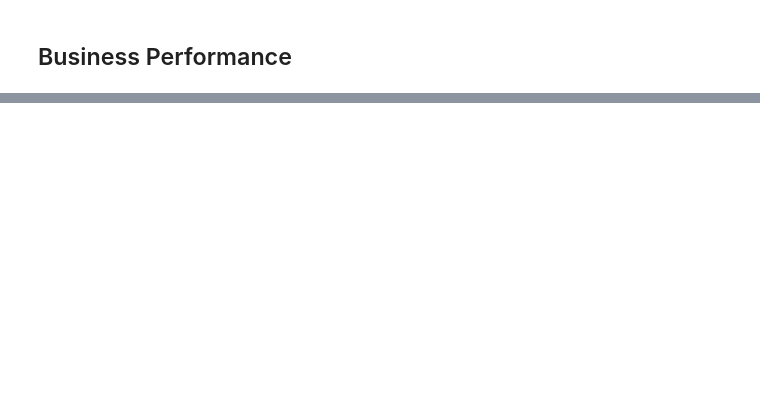
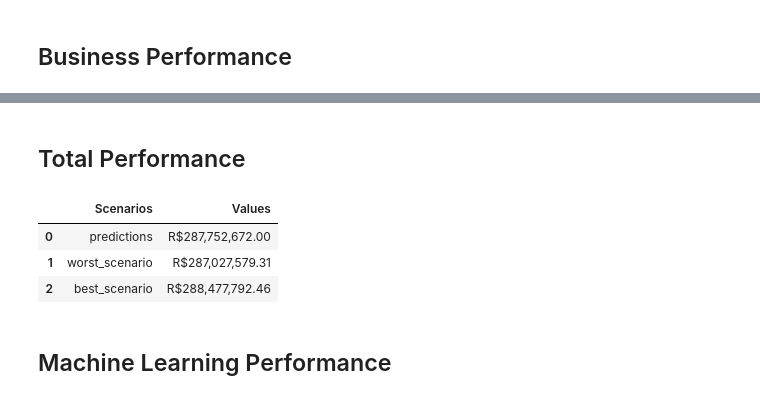
Before and after one commit to danillobarroscordeiro/rossman_sales, a Jupyter notebook: Untitled.ipynb, the cells around one changed output, grey strips where cells are left out. Drawn from its saved outputs; the diff is of its cells as text; code cells hidden in the pictures; blank space fills up the shorter version.

```diff
--- a/Untitled.ipynb
+++ b/Untitled.ipynb
@@ -1076,0 +1097,14 @@ NameError: name 'df9' is not defined
+# %% [markdown]
+## Total Performance
+# %%
+df9_1_stores = df9_stores[ ['predictions','worst_scenario','best_scenario'] ].apply(lambda x: np.sum(x), axis=0  ).reset_index(). \
+rename(columns={'index':'Scenarios', 0:'Values'})
+df9_1_stores['Values'] = df9_1_stores['Values'].map('R${:,.2f}'.format)
+df9_1_stores
+# %% [output]
+|  | Scenarios | Values |
+| 0 | predictions | R$287,752,672.00 |
+| 1 | worst_scenario | R$287,027,579.31 |
+| 2 | best_scenario | R$288,477,792.46 |
+# %% [markdown]
+## Machine Learning Performance
```
Also changed, not shown: parts of 7 cells of this notebook.
